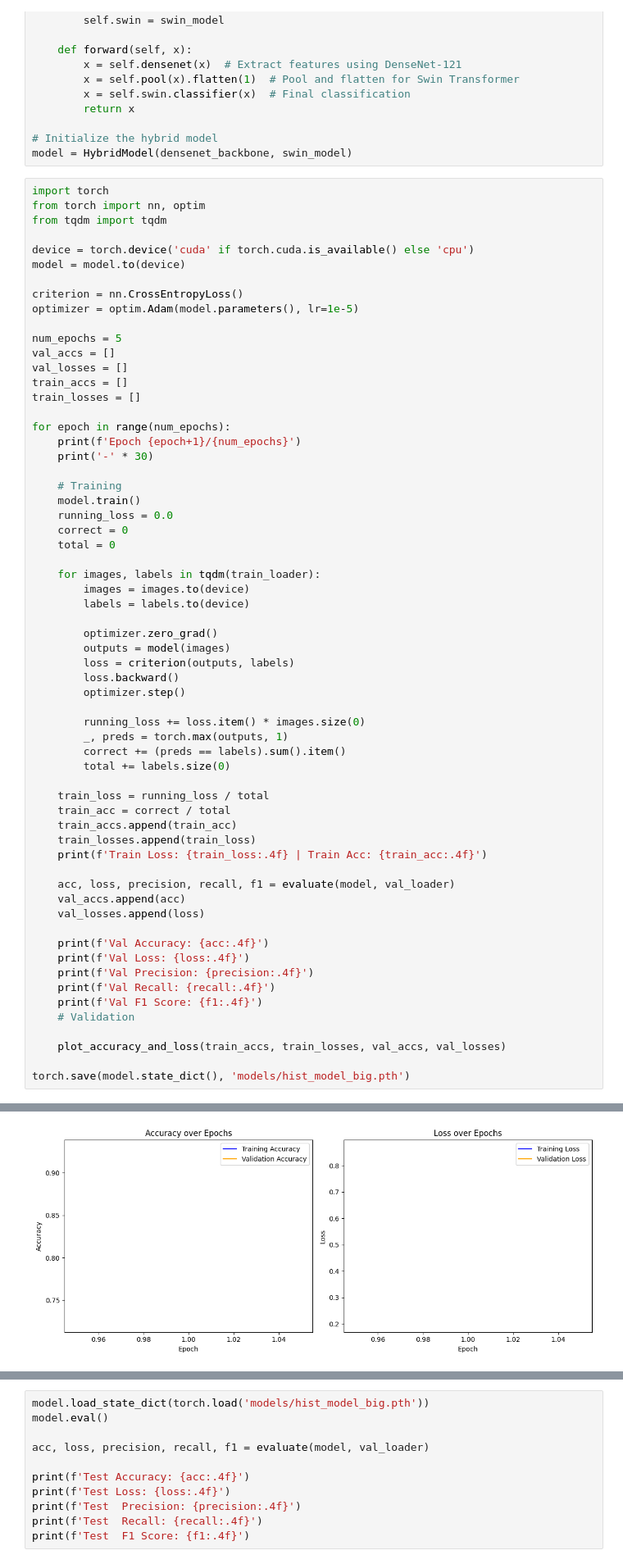
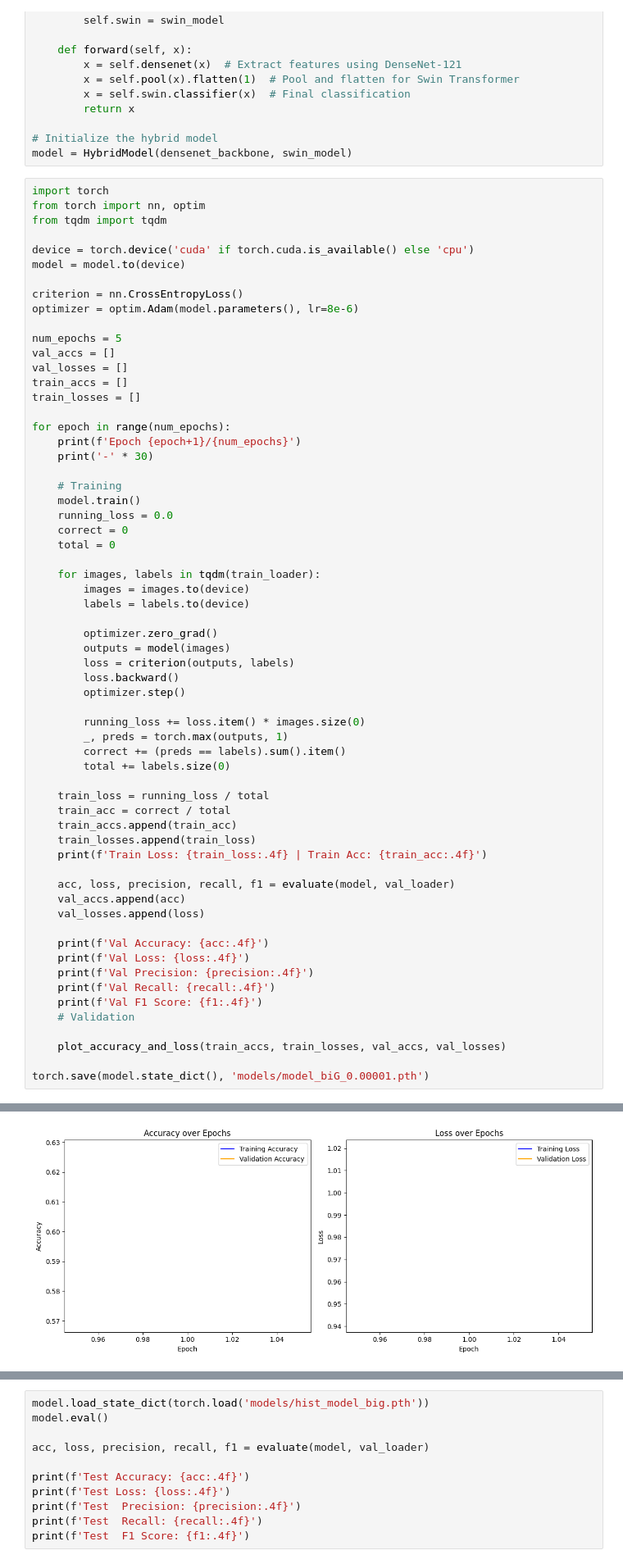
Before and after one commit to rymayl33/Diabetic_Retinopathy_Preprocessing, a Jupyter notebook: train_test_eval_rylee.ipynb, the cells around one changed output, grey strips where cells are left out. Shown at 82% size. Saved outputs shown, nothing was run; the diff lists cells and outputs as text.

```diff
--- a/train_test_eval_rylee.ipynb
+++ b/train_test_eval_rylee.ipynb
@@ -48,7 +48,7 @@ device = torch.device('cuda' if torch.cuda.is_available() else 'cpu')
 model = model.to(device)
 
 criterion = nn.CrossEntropyLoss()
-optimizer = optim.Adam(model.parameters(), lr=1e-5)
+optimizer = optim.Adam(model.parameters(), lr=8e-6)
 
 num_epochs = 5
 val_accs = []
@@ -100,7 +100,7 @@ for epoch in range(num_epochs):
 
     plot_accuracy_and_loss(train_accs, train_losses, val_accs, val_losses)
 
-torch.save(model.state_dict(), 'models/hist_model_big.pth')
+torch.save(model.state_dict(), 'models/model_biG_0.00001.pth')
 # %% [output]
 Epoch 1/5
 ------------------------------
@@ -113 +113 @@ Val F1 Score: 0.7394
-[figure, old version]
+[figure, new version]
```
Also changed, not shown: parts of 1 cell of this notebook, 2 other files.
